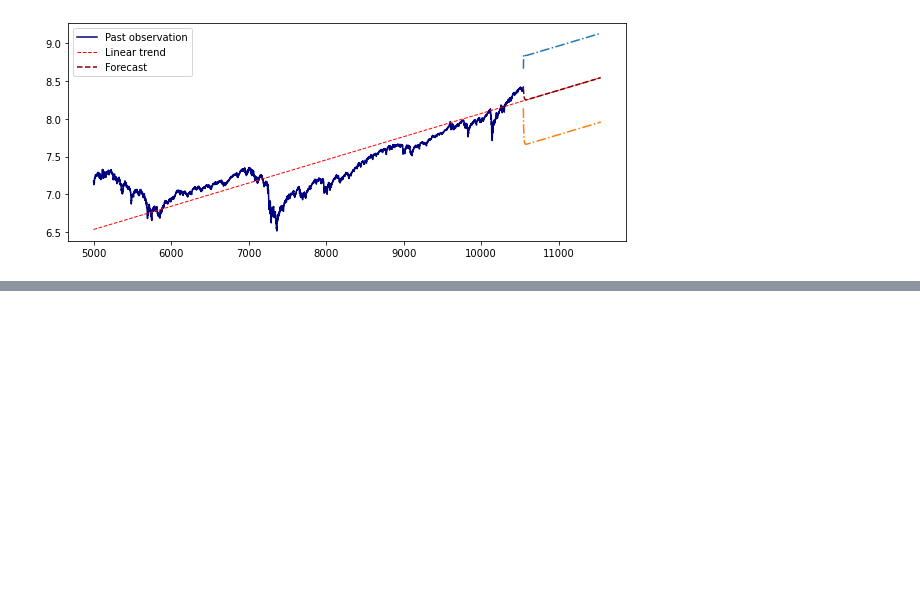
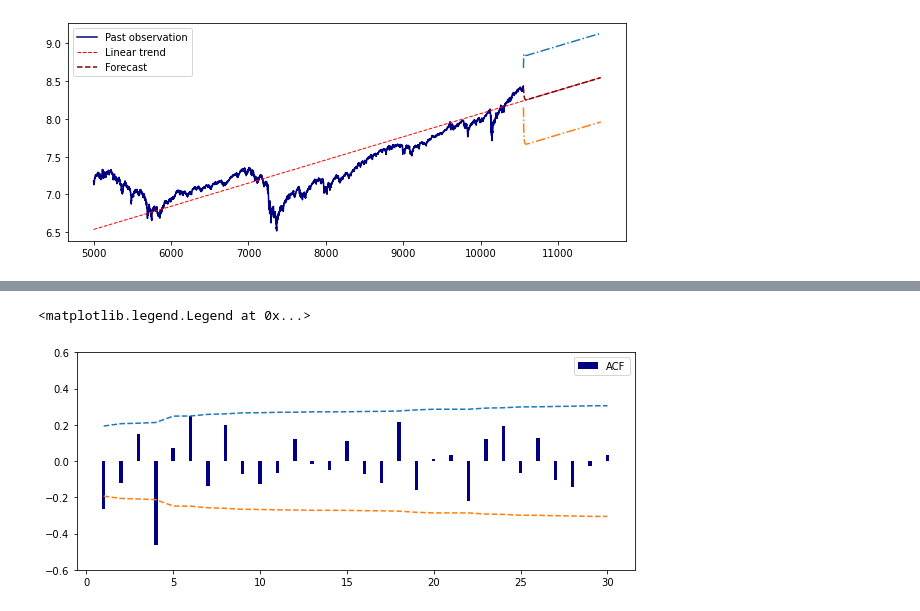
Before and after one commit to tranquocthien/Time-series-analysis, a Jupyter notebook: mo-hinh-ARIMA.ipynb, the cells around one changed output, grey strips where cells are left out. Cells and saved outputs as stored; diff of their text form; code cells hidden in the pictures; blank space fills up the shorter version.

```diff
--- a/mo-hinh-ARIMA.ipynb
+++ b/mo-hinh-ARIMA.ipynb
@@ -656,0 +675,23 @@ at1 = dd_m_y[]
+# %%
+# Lấy sai phân mùa
+dy1 = np.diff(y1)
+dy2 = np.diff(y2)
+dy3 = np.diff(y3)
+dy4 = np.diff(y4)
+d_m_y =  np.vstack([dy1, dy2, dy3, dy4]).flatten('F') # xếp theo cột
+# Lấy sai phân bậc nhất
+dd_m_y = np.diff(d_m_y)
+ACF, se_ACF = sACF(dd_m_y, 30)
+
+
+
+fig, ax = plt.subplots(figsize = (10,4))
+x = np.arange(1,31)
+ax.bar(x,ACF,color='navy', width=0.2, label='ACF')
+ax.plot(x,2*se_ACF, linestyle='dashed')
+ax.plot(x,-2*se_ACF, linestyle='dashed')
+ax.set_ylim([-0.6,0.6])
+ax.legend()
+# %% [output]
+<matplotlib.legend.Legend at 0x...>
+[figure, added]
```
Also changed, not shown: parts of 35 cells of this notebook, 8 other files.
